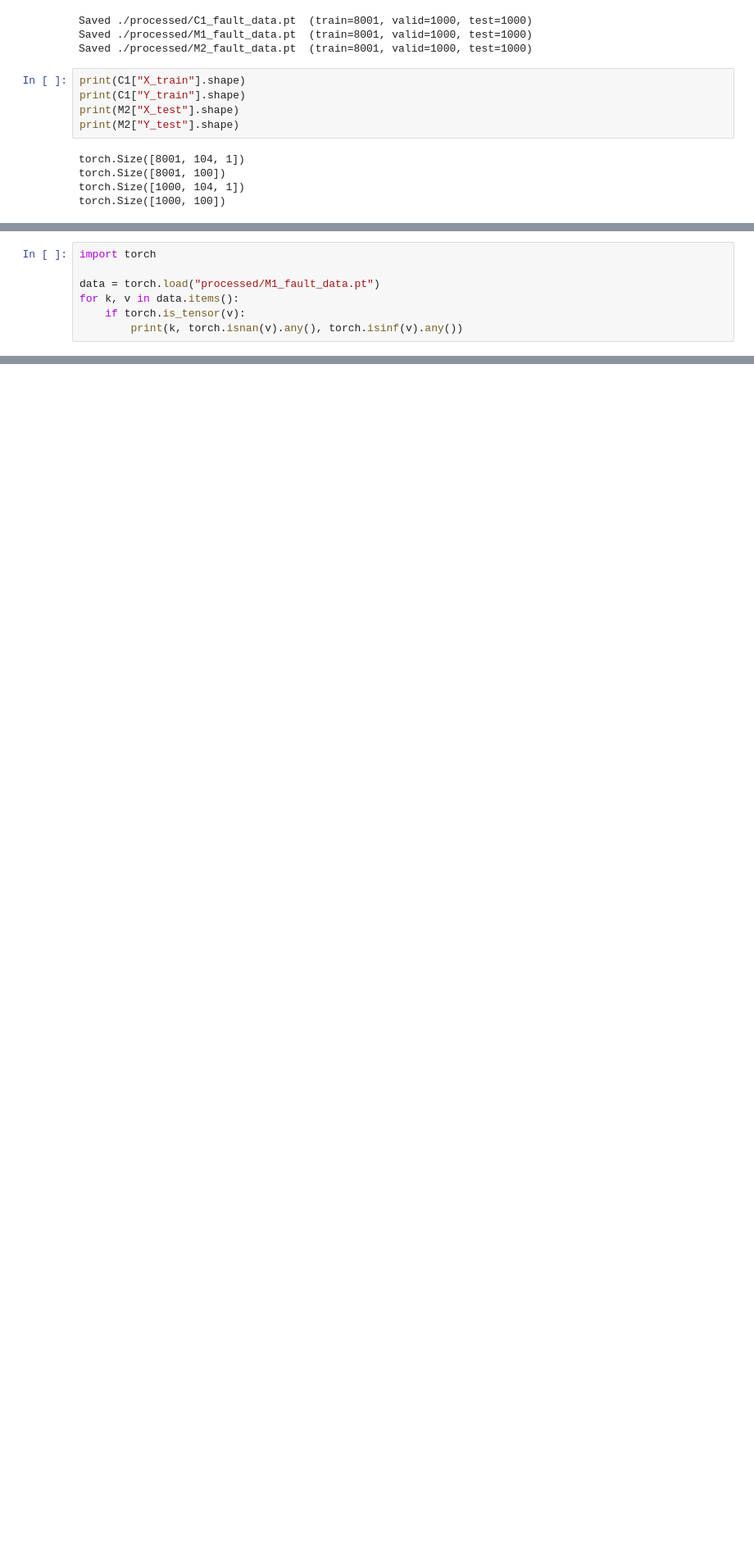
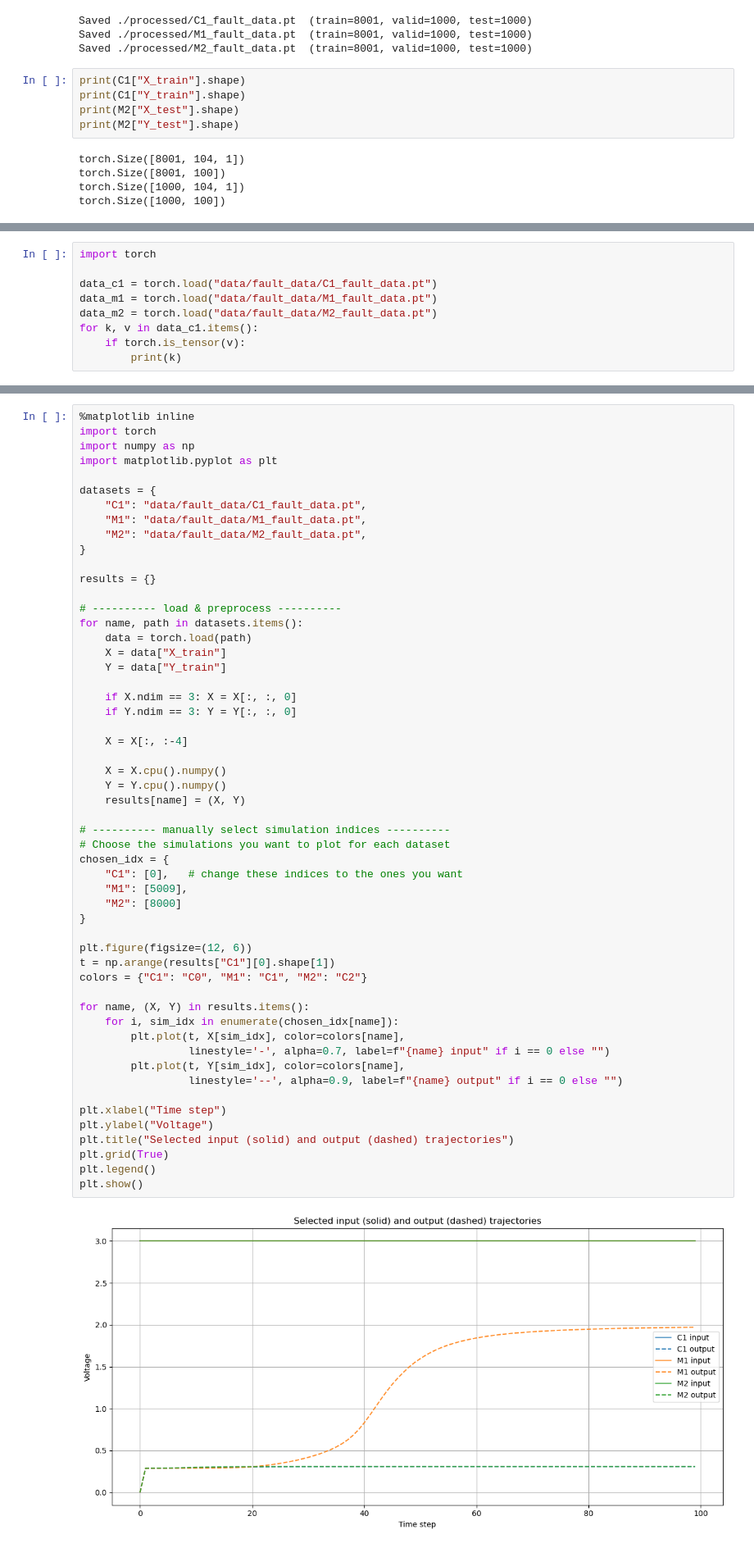
Before and after one commit to LuposX/FlexSpike, a Jupyter notebook: surrogate/1_create_surrogate_dataset.ipynb, the cells around one changed output, grey strips where cells are left out. Shown at 82% size. Drawn from its saved outputs; the diff is of its cells as text; blank space fills up the shorter version.

```diff
--- a/surrogate/1_create_surrogate_dataset.ipynb
+++ b/surrogate/1_create_surrogate_dataset.ipynb
@@ -1758,8 +1760,10 @@ torch.Size([1000, 100])
 # %%
 import torch
 
-data = torch.load("processed/M1_fault_data.pt")
-for k, v in data.items():
+data_c1 = torch.load("data/fault_data/C1_fault_data.pt")
+data_m1 = torch.load("data/fault_data/M1_fault_data.pt")
+data_m2 = torch.load("data/fault_data/M2_fault_data.pt")
+for k, v in data_c1.items():
     if torch.is_tensor(v):
-        print(k, torch.isnan(v).any(), torch.isinf(v).any())
+        print(k)
 # %% [output]
@@ -1871,0 +1776,56 @@ Columns with nulls in row 304: 319
+# %%
+%matplotlib inline
+import torch
+import numpy as np
+import matplotlib.pyplot as plt
+
+datasets = {
+    "C1": "data/fault_data/C1_fault_data.pt",
+    "M1": "data/fault_data/M1_fault_data.pt",
+    "M2": "data/fault_data/M2_fault_data.pt",
+}
+
+results = {}
+
+# ---------- load & preprocess ----------
+for name, path in datasets.items():
+    data = torch.load(path)
+    X = data["X_train"]
+    Y = data["Y_train"]
+
+    if X.ndim == 3: X = X[:, :, 0]
+    if Y.ndim == 3: Y = Y[:, :, 0]
+
+    X = X[:, :-4]
+
+    X = X.cpu().numpy()
+    Y = Y.cpu().numpy()
+    results[name] = (X, Y)
+
+# ---------- manually select simulation indices ----------
+# Choose the simulations you want to plot for each dataset
+chosen_idx = {
+    "C1": [0],   # change these indices to the ones you want
+    "M1": [5009],
+    "M2": [8000]
+}
+
+plt.figure(figsize=(12, 6))
+t = np.arange(results["C1"][0].shape[1])
+colors = {"C1": "C0", "M1": "C1", "M2": "C2"}
+
+for name, (X, Y) in results.items():
+    for i, sim_idx in enumerate(chosen_idx[name]):
+        plt.plot(t, X[sim_idx], color=colors[name],
+                 linestyle='-', alpha=0.7, label=f"{name} input" if i == 0 else "")
+        plt.plot(t, Y[sim_idx], color=colors[name],
+                 linestyle='--', alpha=0.9, label=f"{name} output" if i == 0 else "")
+
+plt.xlabel("Time step")
+plt.ylabel("Voltage")
+plt.title("Selected input (solid) and output (dashed) trajectories")
+plt.grid(True)
+plt.legend()
+plt.show()
+# %% [output]
+[figure, added]
```
Also changed, not shown: parts of 5 cells of this notebook, 6 other files.
